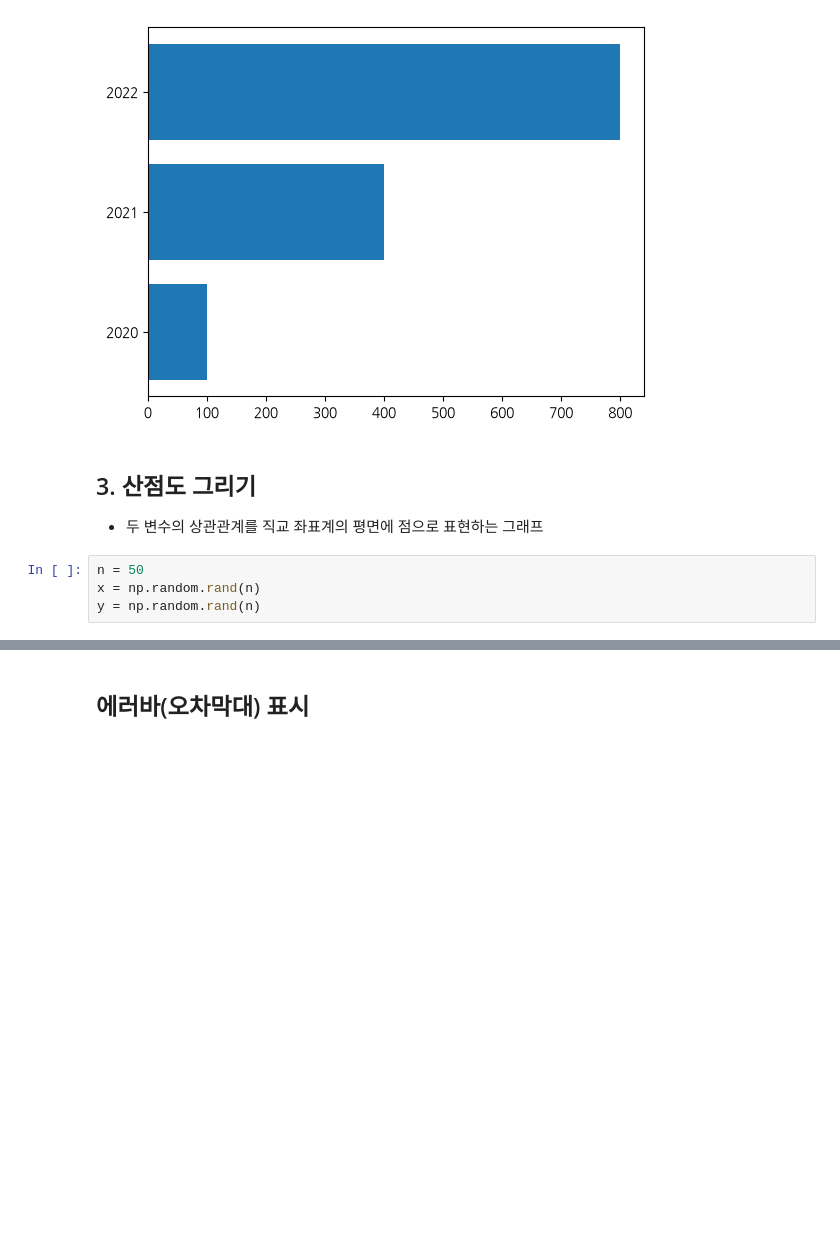
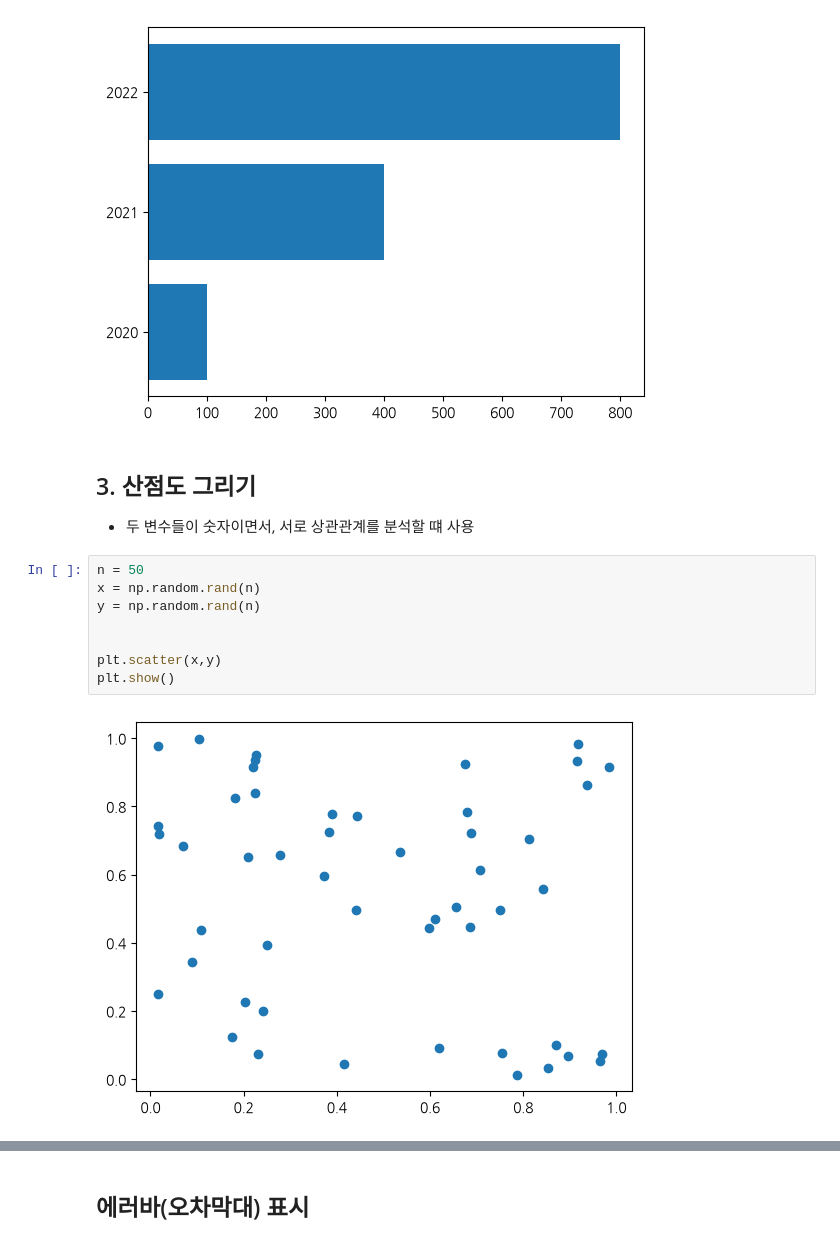
Before and after one commit to jumh991103/study_study, a Jupyter notebook: machine_learning_book/teacher_practice_2(data_vsualization).ipynb, the cells around one changed output, grey strips where cells are left out. Drawn from its saved outputs; the diff is of its cells as text; blank space fills up the shorter version.

```diff
--- a/machine_learning_book/teacher_practice_2(data_vsualization).ipynb
+++ b/machine_learning_book/teacher_practice_2(data_vsualization).ipynb
@@ -277,10 +277,16 @@ plt.show()
 [figure]
 # %% [markdown]
 ## 3. 산점도 그리기
-- 두 변수의 상관관계를 직교 좌표계의 평면에 점으로 표현하는 그래프
+- 두 변수들이 숫자이면서, 서로 상관관계를 분석할 떄 사용
 # %%
 n = 50
 x = np.random.rand(n)
 y = np.random.rand(n)
+
+
+plt.scatter(x,y)
+plt.show()
+# %% [output]
+[figure, added]
 # %% [markdown]
 ### 3-1. 색상과 크기
```
Also changed, not shown: parts of 11 cells of this notebook, 1 other file.
